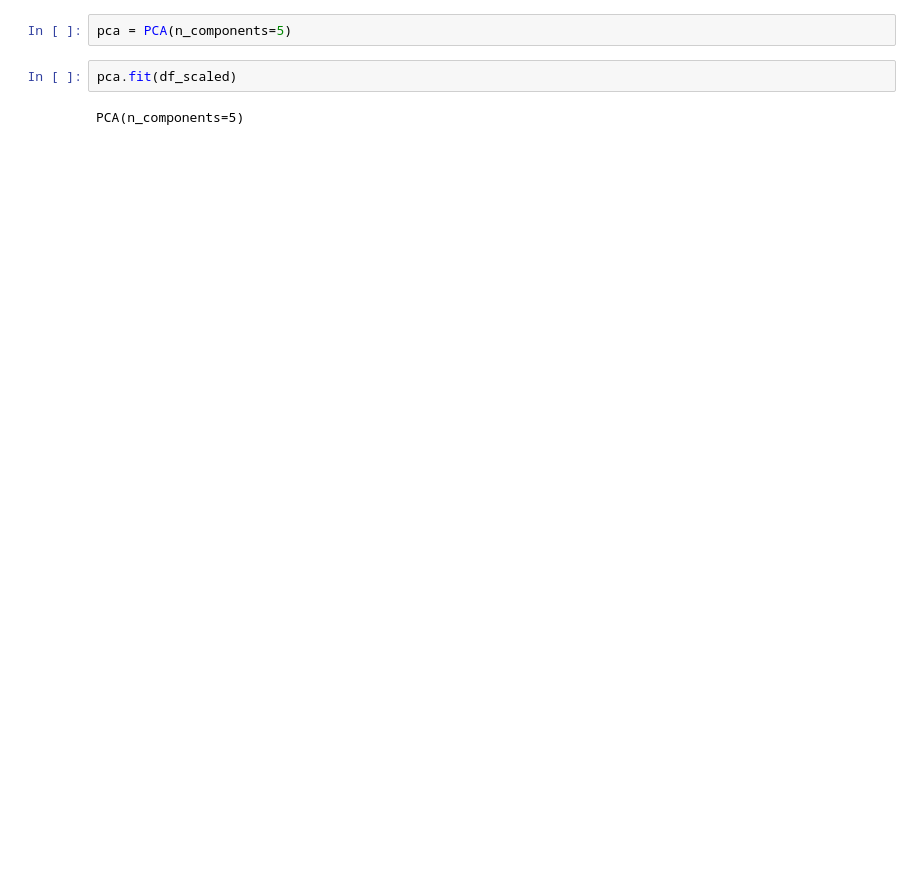
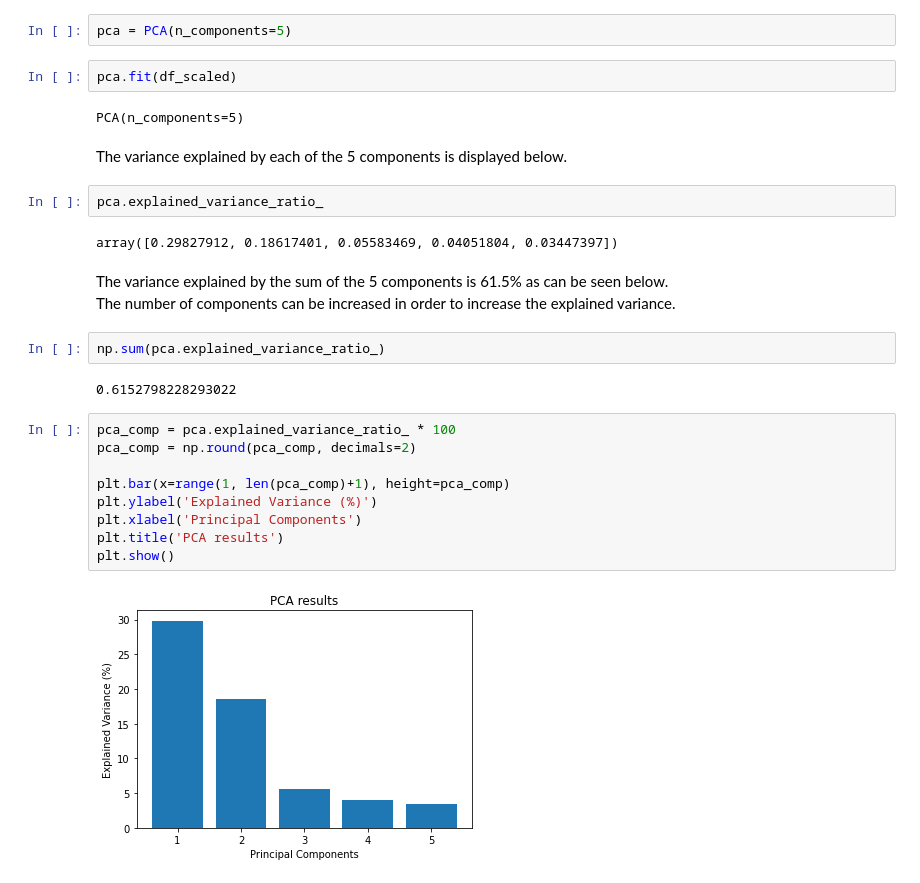
Before and after one commit to elisiojsj/Dimensionality-Reduction, a Jupyter notebook: PCA.ipynb, the cells around one changed output. Cells and saved outputs as stored; diff of their text form; blank space fills up the shorter version.

Commit message:
PCA results

```diff
--- a/PCA.ipynb
+++ b/PCA.ipynb
@@ -81,6 +84,31 @@ pca = PCA(n_components=5)
 pca.fit(df_scaled)
 # %% [output]
 PCA(n_components=5)
+# %% [markdown]
+The variance explained by each of the 5 components is displayed below.
+# %%
+pca.explained_variance_ratio_
+# %% [output]
+array([0.29827912, 0.18617401, 0.05583469, 0.04051804, 0.03447397])
+# %% [markdown]
+The variance explained by the sum of the 5 components is 61.5% as can be seen below.
+<br>
+The number of components can be increased in order to increase the explained variance.
+# %%
+np.sum(pca.explained_variance_ratio_)
+# %% [output]
+0.6152798228293022
+# %%
+pca_comp = pca.explained_variance_ratio_ * 100
+pca_comp = np.round(pca_comp, decimals=2)
+
+plt.bar(x=range(1, len(pca_comp)+1), height=pca_comp)
+plt.ylabel('Explained Variance (%)')
+plt.xlabel('Principal Components')
+plt.title('PCA results')
+plt.show()
+# %% [output]
+[figure, added]
 # %%
 %load_ext watermark
 %watermark -iv -v -nuw
```
Also changed, not shown: parts of 3 cells of this notebook.
